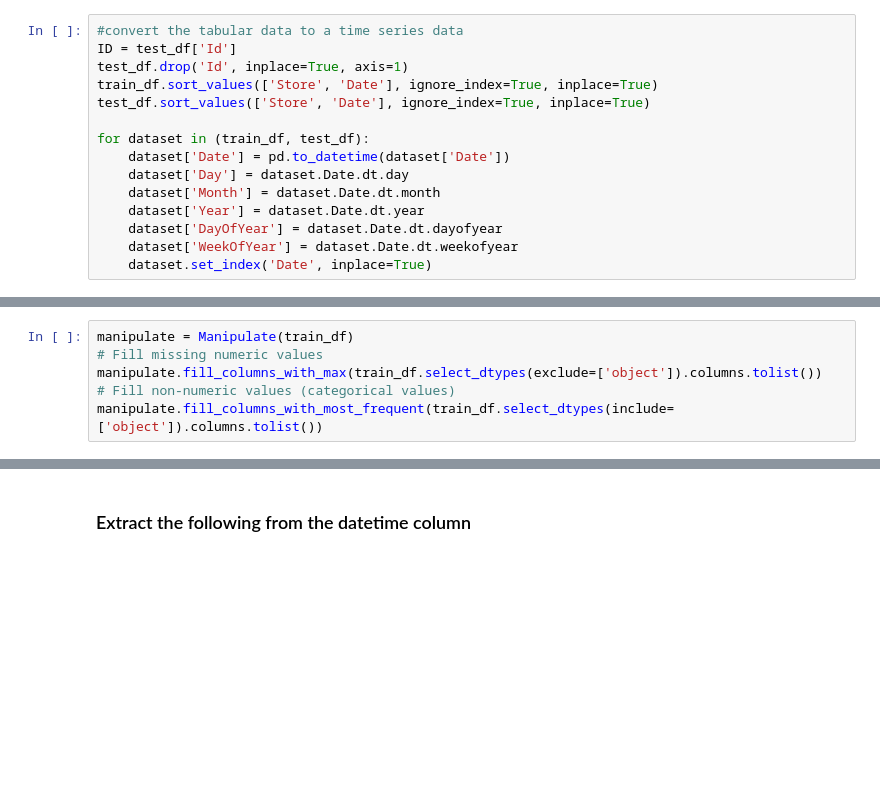
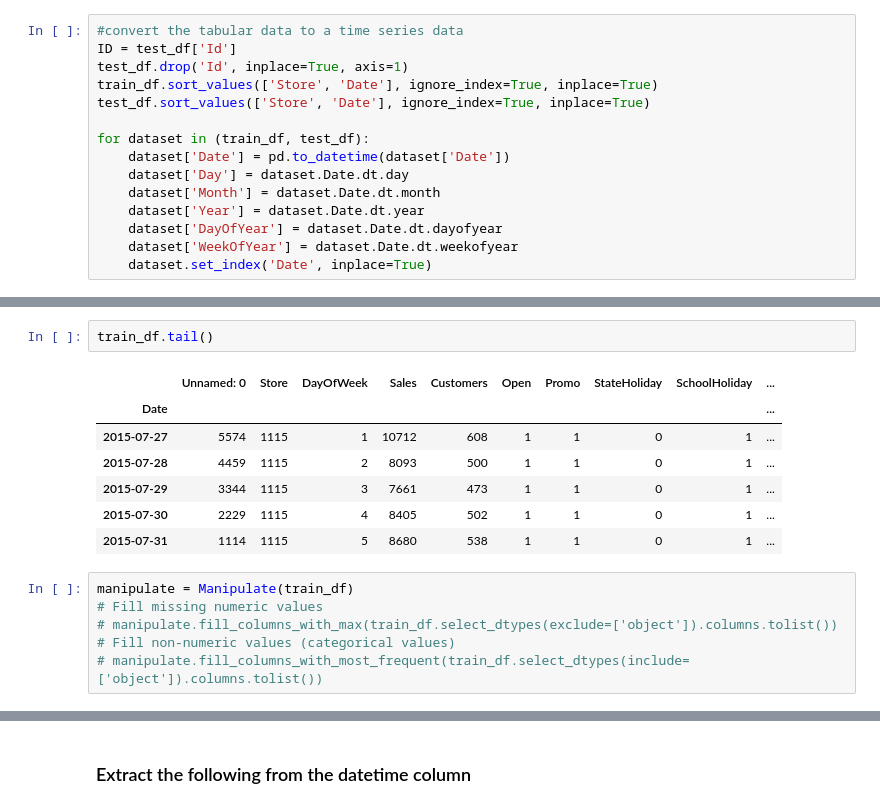
Before and after one commit to andyalex234/sales_forecasting, a Jupyter notebook: notebooks/preprocessing.ipynb, the cells around one changed output, grey strips where cells are left out. Saved outputs shown, nothing was run; the diff lists cells and outputs as text; blank space fills up the shorter version.

```diff
--- a/notebooks/preprocessing.ipynb
+++ b/notebooks/preprocessing.ipynb
@@ -47,9 +53,19 @@ test_df.tail()
+# %%
+train_df.tail()
+# %% [output]
+|  | Unnamed: 0 | Store | DayOfWeek | Sales | Customers | Open | Promo | StateHoliday | SchoolHoliday | ... |
+| Date |  |  |  |  |  |  |  |  |  | ... |
+| 2015-07-27 | 5574 | 1115 | 1 | 10712 | 608 | 1 | 1 | 0 | 1 | ... |
+| 2015-07-28 | 4459 | 1115 | 2 | 8093 | 500 | 1 | 1 | 0 | 1 | ... |
+| 2015-07-29 | 3344 | 1115 | 3 | 7661 | 473 | 1 | 1 | 0 | 1 | ... |
+| 2015-07-30 | 2229 | 1115 | 4 | 8405 | 502 | 1 | 1 | 0 | 1 | ... |
+| 2015-07-31 | 1114 | 1115 | 5 | 8680 | 538 | 1 | 1 | 0 | 1 | ... |
 # %%
 manipulate = Manipulate(train_df)
 # Fill missing numeric values
-manipulate.fill_columns_with_max(train_df.select_dtypes(exclude=['object']).columns.tolist())
+# manipulate.fill_columns_with_max(train_df.select_dtypes(exclude=['object']).columns.tolist())
 # Fill non-numeric values (categorical values)
-manipulate.fill_columns_with_most_frequent(train_df.select_dtypes(include=['object']).columns.tolist())
+# manipulate.fill_columns_with_most_frequent(train_df.select_dtypes(include=['object']).columns.tolist())
 # %%
 manipulate.df.isna().any()
 # %% [output]
```
Also changed, not shown: parts of 10 cells of this notebook, 1 other file.
